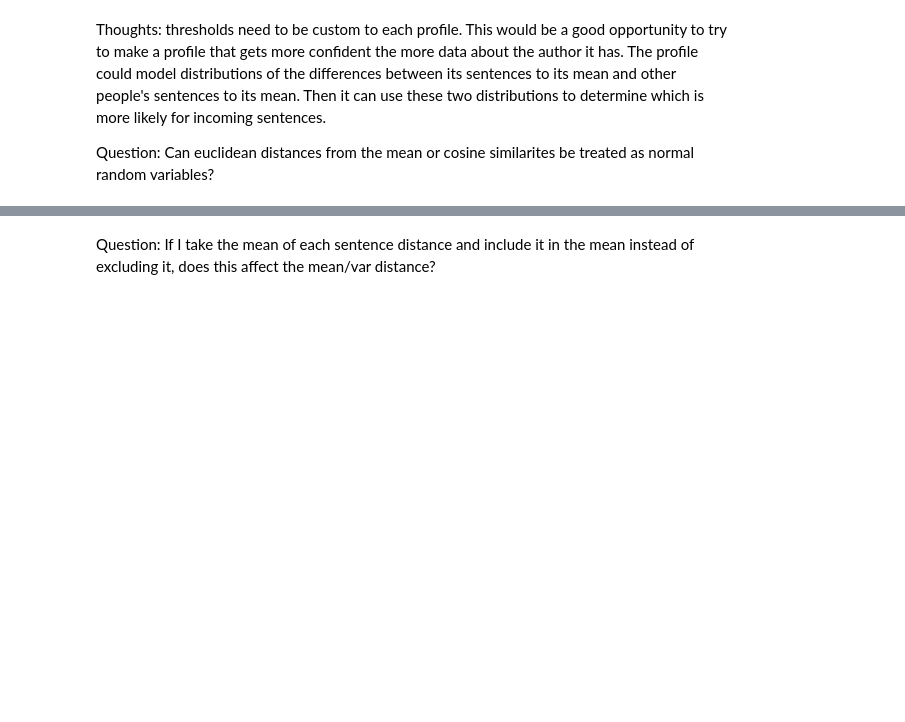
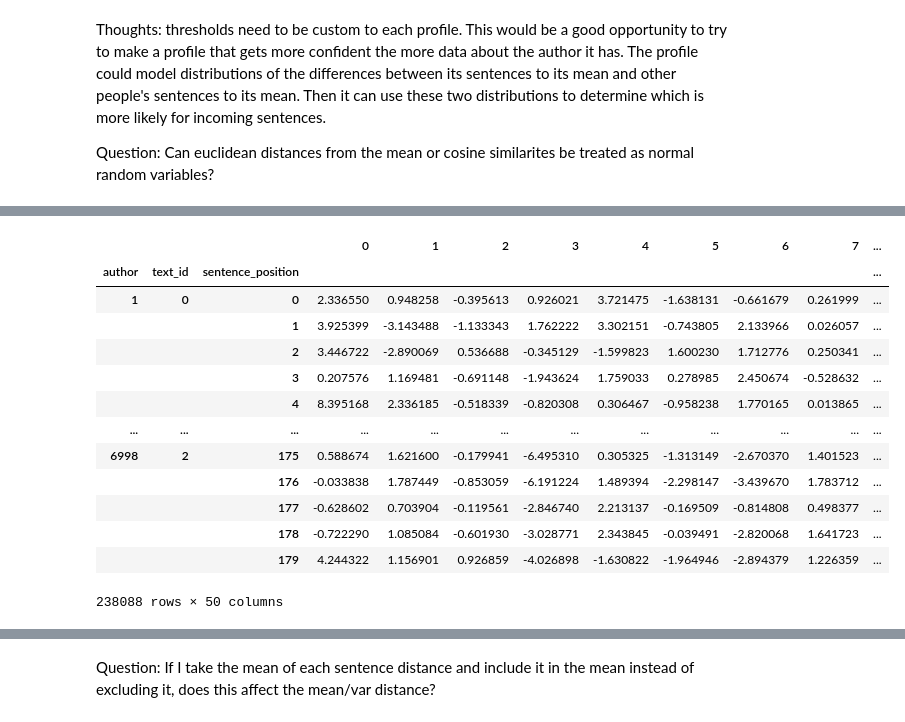
Before and after one commit to EngineeringForever2018/Senior-Project, a Jupyter notebook: notebooks/develop/2021-04-08-gc-custom_thresholds.ipynb, the cells around one changed output, grey strips where cells are left out. Drawn from its saved outputs; the diff is of its cells as text; code cells hidden in the pictures; blank space fills up the shorter version.

```diff
--- a/notebooks/develop/2021-04-08-gc-custom_thresholds.ipynb
+++ b/notebooks/develop/2021-04-08-gc-custom_thresholds.ipynb
@@ -76,0 +77,24 @@ filtered_train
+# %%
+std_train = (filtered_train - filtered_train.mean()) / filtered_train.std()
+
+pca_vals, pca_vecs = np.linalg.eig(std_train.cov())
+sorted_indices = np.flip(np.argsort(pca_vals))
+
+components = pca_vecs[:, sorted_indices][:, :50]
+
+std_train.dot(components)
+# %% [output]
+|  |  |  | 0 | 1 | 2 | 3 | 4 | 5 | 6 | 7 | ... |
+| author | text_id | sentence_position |  |  |  |  |  |  |  |  | ... |
+| 1 | 0 | 0 | 2.336550 | 0.948258 | -0.395613 | 0.926021 | 3.721475 | -1.638131 | -0.661679 | 0.261999 | ... |
+|  |  | 1 | 3.925399 | -3.143488 | -1.133343 | 1.762222 | 3.302151 | -0.743805 | 2.133966 | 0.026057 | ... |
+|  |  | 2 | 3.446722 | -2.890069 | 0.536688 | -0.345129 | -1.599823 | 1.600230 | 1.712776 | 0.250341 | ... |
+|  |  | 3 | 0.207576 | 1.169481 | -0.691148 | -1.943624 | 1.759033 | 0.278985 | 2.450674 | -0.528632 | ... |
+|  |  | 4 | 8.395168 | 2.336185 | -0.518339 | -0.820308 | 0.306467 | -0.958238 | 1.770165 | 0.013865 | ... |
+| ... | ... | ... | ... | ... | ... | ... | ... | ... | ... | ... | ... |
+| 6998 | 2 | 175 | 0.588674 | 1.621600 | -0.179941 | -6.495310 | 0.305325 | -1.313149 | -2.670370 | 1.401523 | ... |
+|  |  | 176 | -0.033838 | 1.787449 | -0.853059 | -6.191224 | 1.489394 | -2.298147 | -3.439670 | 1.783712 | ... |
+|  |  | 177 | -0.628602 | 0.703904 | -0.119561 | -2.846740 | 2.213137 | -0.169509 | -0.814808 | 0.498377 | ... |
+|  |  | 178 | -0.722290 | 1.085084 | -0.601930 | -3.028771 | 2.343845 | -0.039491 | -2.820068 | 1.641723 | ... |
+|  |  | 179 | 4.244322 | 1.156901 | 0.926859 | -4.026898 | -1.630822 | -1.964946 | -2.894379 | 1.226359 | ... |
+238088 rows × 50 columns
```
Also changed, not shown: parts of 14 cells of this notebook, 32 other files.
